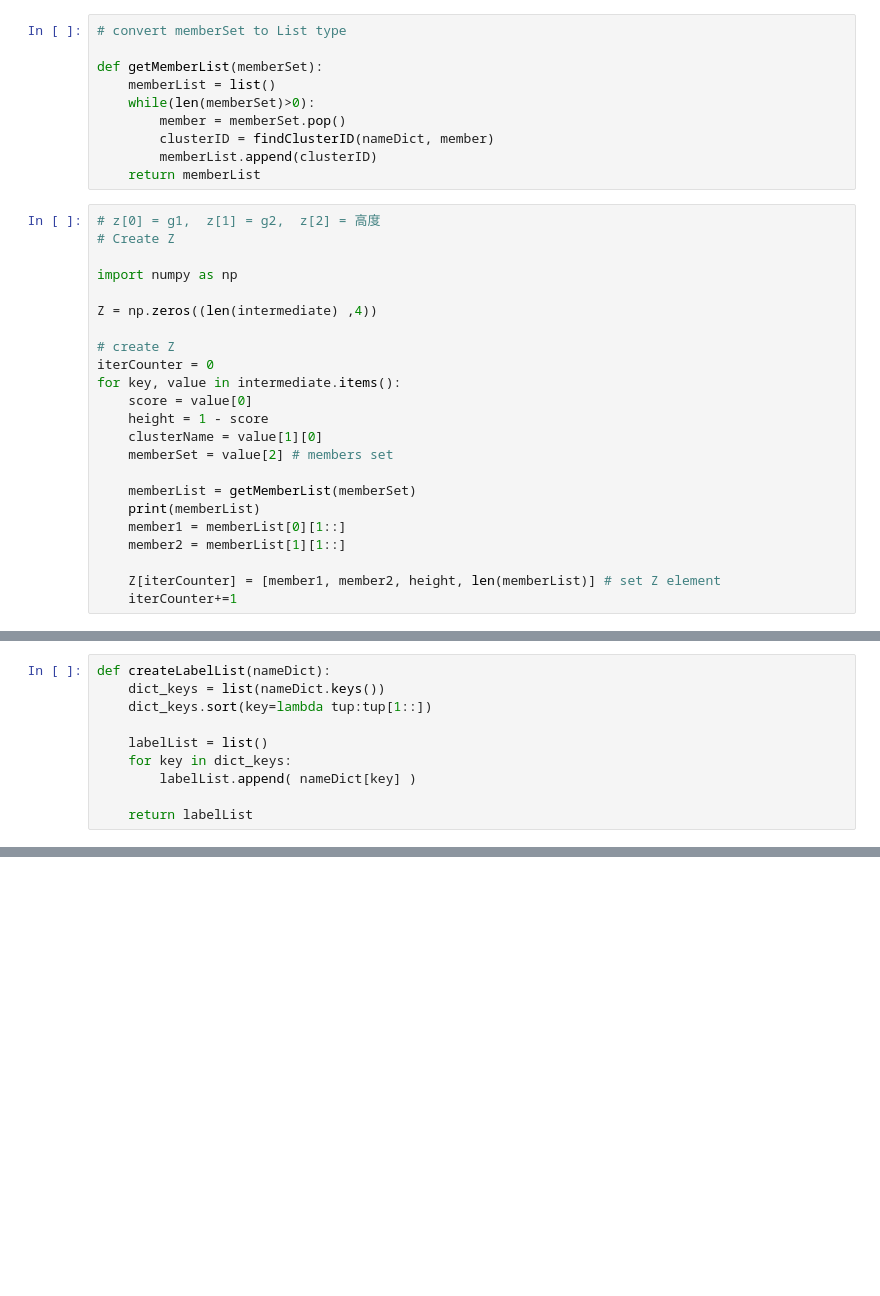
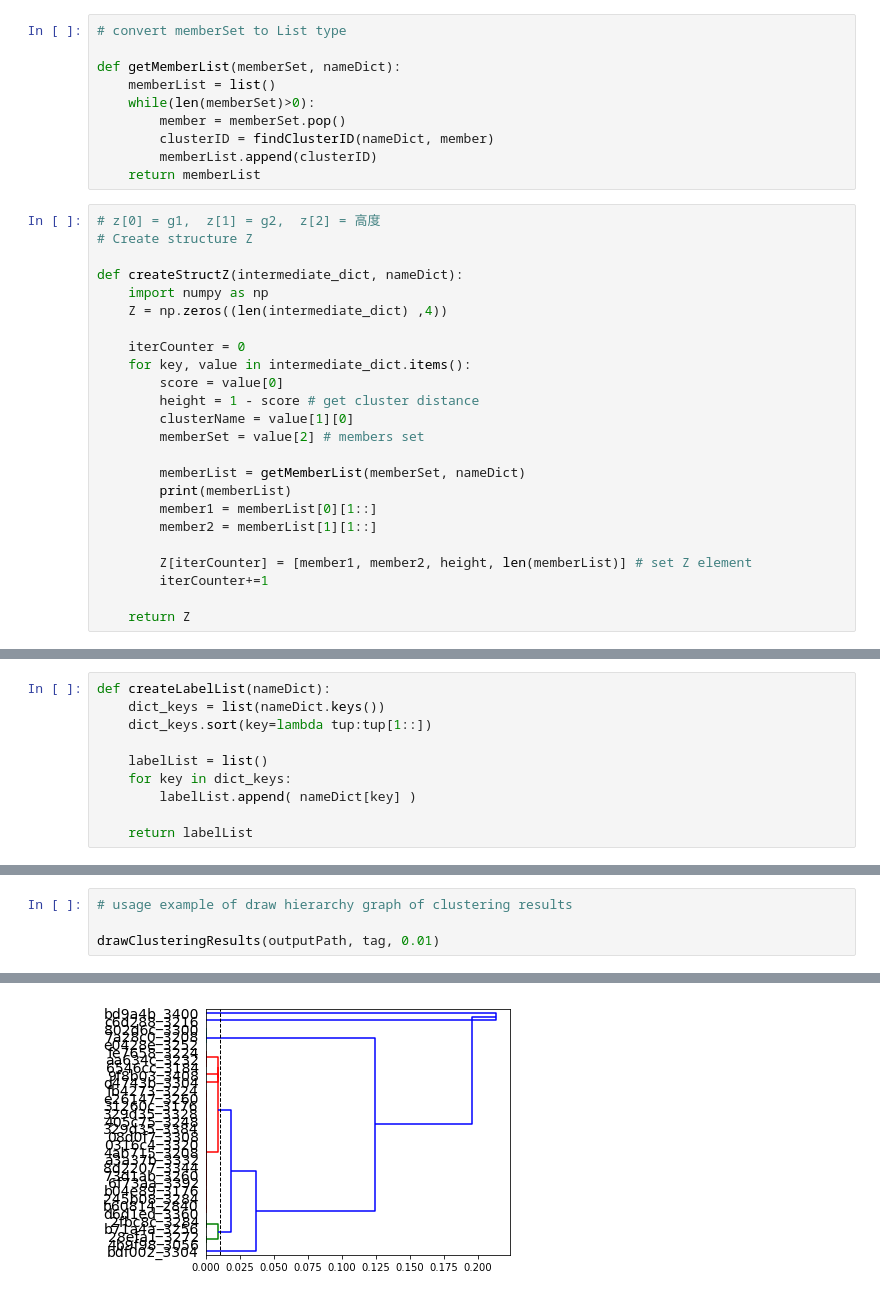
Before and after one commit to hsiaom26/MotifAnalysis, a Jupyter notebook: SBBGCAExample.ipynb, the cells around one changed output, grey strips where cells are left out. Drawn from its saved outputs; the diff is of its cells as text; blank space fills up the shorter version.

Commit message:
Rewrite the usage of SBBGCA (more friendly).

```diff
--- a/SBBGCAExample.ipynb
+++ b/SBBGCAExample.ipynb
@@ -49,7 +38,7 @@ def findClusterID(nameDict, hooklogName):
 # %%
 # convert memberSet to List type
 
-def getMemberList(memberSet):
+def getMemberList(memberSet, nameDict):
     memberList = list()
     while(len(memberSet)>0):
         member = memberSet.pop()
@@ -58,24 +47,25 @@ def getMemberList(memberSet):
     return memberList
 # %%
 # z[0] = g1,  z[1] = g2,  z[2] = 高度
-# Create Z
+# Create structure Z
 
-import numpy as np
+def createStructZ(intermediate_dict, nameDict):
+    import numpy as np
+    Z = np.zeros((len(intermediate_dict) ,4))
 
-Z = np.zeros((len(intermediate) ,4))
+    iterCounter = 0
+    for key, value in intermediate_dict.items():
+        score = value[0]
+        height = 1 - score # get cluster distance
+        clusterName = value[1][0]
+        memberSet = value[2] # members set
 
-# create Z
-iterCounter = 0
-for key, value in intermediate.items():
-    score = value[0]
-    height = 1 - score
-    clusterName = value[1][0]
-    memberSet = value[2] # members set
+        memberList = getMemberList(memberSet, nameDict)
+        print(memberList)
+        member1 = memberList[0][1::]
+        member2 = memberList[1][1::]
 
-    memberList = getMemberList(memberSet)
-    print(memberList)
-    member1 = memberList[0][1::]
-    member2 = memberList[1][1::]
+        Z[iterCounter] = [member1, member2, height, len(memberList)] # set Z element
+        iterCounter+=1
 
-    Z[iterCounter] = [member1, member2, height, len(memberList)] # set Z element
-    iterCounter+=1
+    return Z
@@ -138,0 +154,5 @@ plt.savefig(outputPath+'SBBGCA_'+tag+'.pdf', dpi=300)
+# %%
+# usage example of draw hierarchy graph of clustering results
+
+drawClusteringResults(outputPath, tag, 0.01)
+# %% [output]
@@ -138,0 +176 @@ plt.savefig(outputPath+'SBBGCA_'+tag+'.pdf', dpi=300)
+[figure, added]
```
Also changed, not shown: parts of 10 cells of this notebook.
